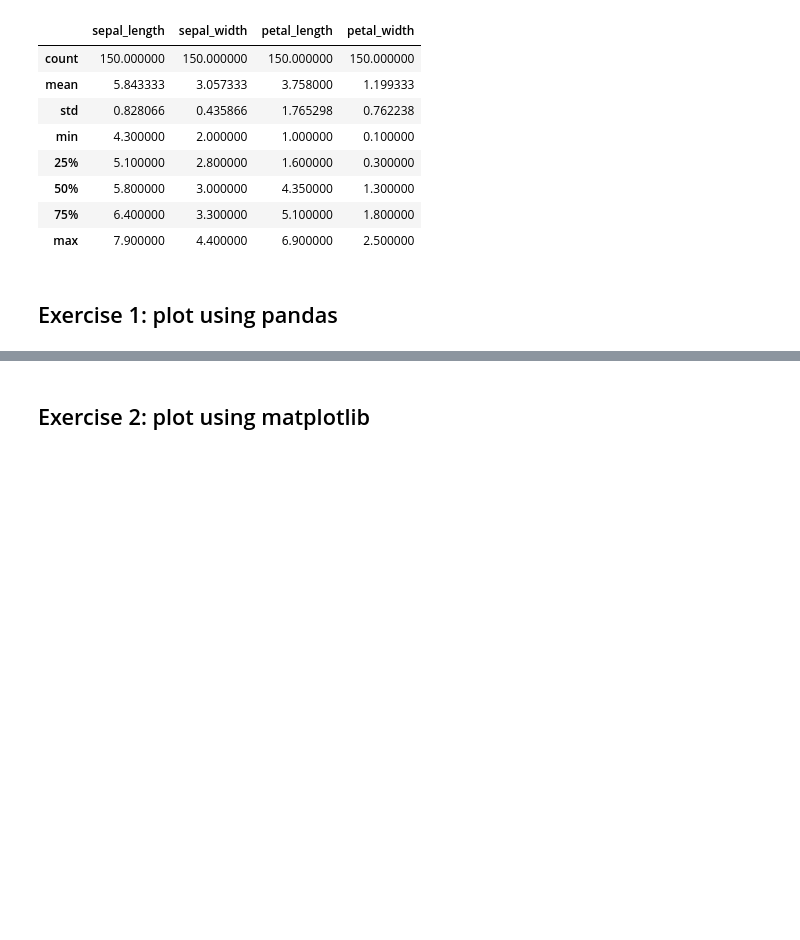
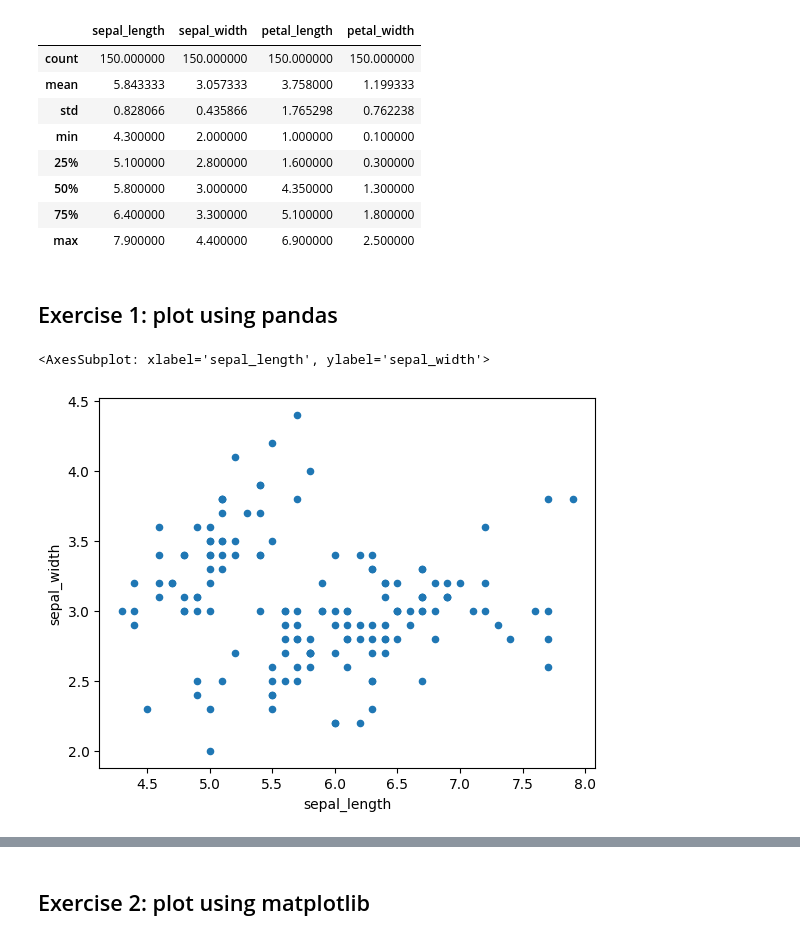
Before and after one commit to Datahel/KAWai_data_visualization, a Jupyter notebook: notebook.ipynb, the cells around one changed output, grey strips where cells are left out. Saved outputs shown, nothing was run; the diff lists cells and outputs as text; code cells hidden in the pictures; blank space fills up the shorter version.

```diff
--- a/notebook.ipynb
+++ b/notebook.ipynb
@@ -34,3 +34,8 @@ ss
 ## Exercise 1: plot using pandas
 # %%
 # your code here
+
+d.plot(x='sepal_length', y='sepal_width', kind='scatter')
+# %% [output]
+<AxesSubplot: xlabel='sepal_length', ylabel='sepal_width'>
+[figure, added]
```
Also changed, not shown: parts of 5 cells of this notebook.
